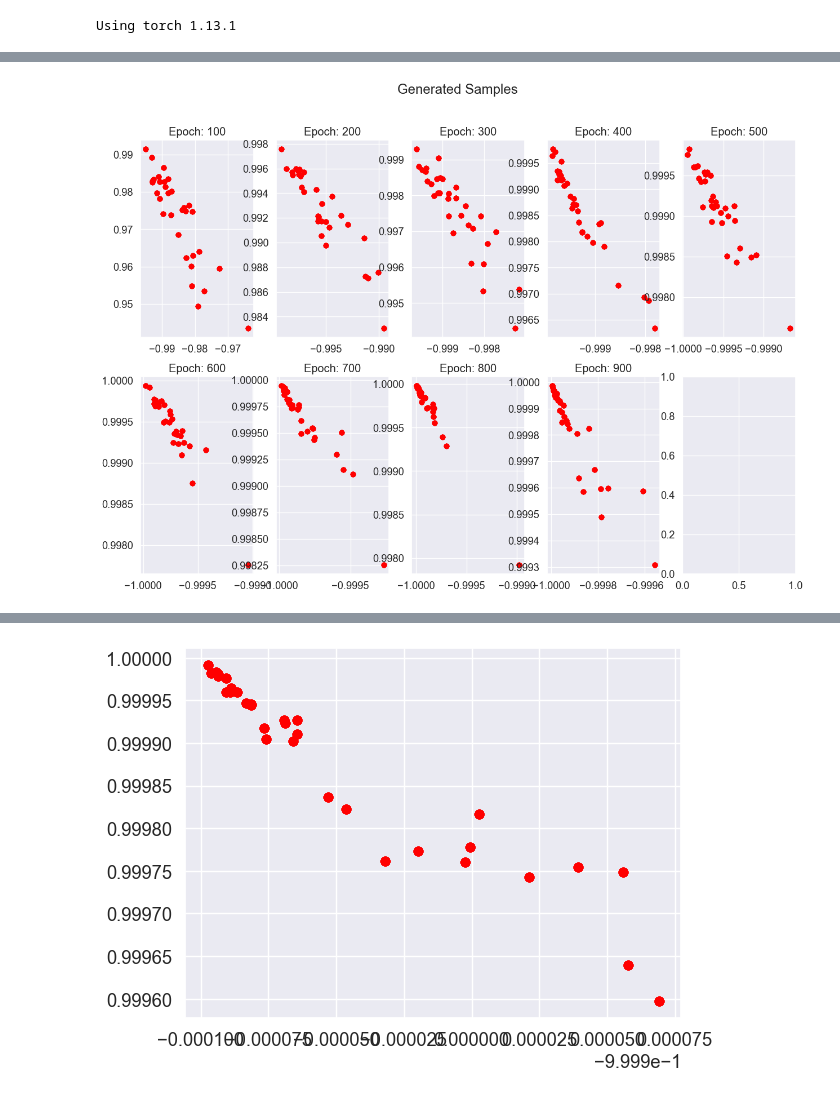
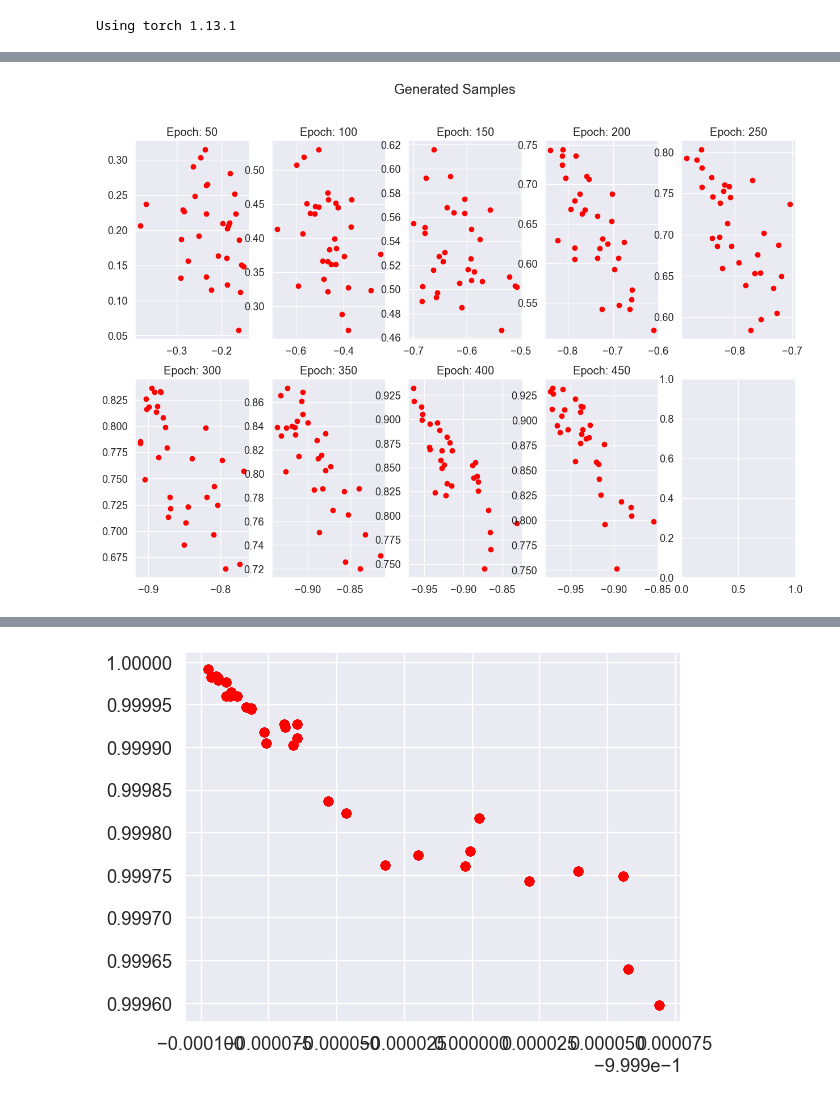
Before and after one commit to PritRaj1/IIB-Project-LatentEBM-Variance-Study, a Jupyter notebook: Notebooks/VanillaLatentEBM MkII.ipynb, the cells around one changed output, grey strips where cells are left out. Saved outputs shown, nothing was run; the diff lists cells and outputs as text; code cells hidden in the pictures.

```diff
--- a/Notebooks/VanillaLatentEBM MkII.ipynb
+++ b/Notebooks/VanillaLatentEBM MkII.ipynb
@@ -33,7 +33,7 @@ from GPUtil import showUtilization as gpu_usage
 # %% [output]
 Using torch 1.13.1
 # %%
-class Sampler():
+class LangevinSampler():
     def __init__(self, p0_sigma, num_z_samples, batch_size, prior_sample_steps, prior_step_size, prior_sigma, posterior_sample_steps, posterior_step_size, posterior_sigma, device):
 
         # Initialize the sampler with the given parameters
@@ -66,10 +66,10 @@ class Sampler():
             grad_f = torch.autograd.grad(f.sum(), z)[0]
 
             # Compute the gradient of the log of the prior distribution
-            grad_log_f = - 0.5 * self.e_step**2 * (grad_f + 1.0 / (self.e_sigma) * z.data)
+            grad_log_f = -0.5 * self.e_step*self.e_step * (grad_f + z / ((self.e_sigma*self.e_sigma)))
 
             # Langevin update
-            z.data = z.data + grad_log_f + self.e_step * torch.randn_like(z)
+            z = z + grad_log_f + self.e_step * torch.randn_like(z)
 
         # Compute the norm of the gradient of the energy function
         f_grad_norm = grad_f.view(self.batch_size, -1).norm(dim=1).mean()
@@ -86,7 +86,7 @@ class Sampler():
 
             # Compute the gradient of the log of the likelihood function
             x_pred = GENmodel(z)
-            log_g = 1.0 / (2.0 * self.g_sigma**2) * torch.mean((x_pred - x) ** 2)
+            log_g = 1.0 / (2.0 * self.g_sigma*self.g_sigma) * torch.mean((x_pred - x) ** 2)/(self.g_sigma*self.g_sigma)
             grad_g = torch.autograd.grad(log_g, z)[0]
 
             # Compute the gradient of the energy function
@@ -94,10 +94,10 @@ class Sampler():
             grad_f = torch.autograd.grad(f.sum(), z)[0]
 
             # Compute the gradient of the log of the posterior distribution
-            grad_log_likelihood = - 0.5 * self.g_step**2 * (grad_g + grad_f + 1.0 / (self.e_sigma**2) * z.data)
+            grad_log_likelihood = -0.5 * self.g_step*self.g_step * (grad_g + grad_f + z / (self.e_sigma*self.e_sigma))
 
             # Langevin update
-            z.data = z.data + grad_log_likelihood + self.g_step * torch.randn_like(z)
+            z = z + grad_log_likelihood + self.g_step * torch.randn_like(z)
 
             # Compute the norm of the gradients of the likelihood and energy functions
             g_grad_norm = grad_g.view(self.batch_size, -1).norm(dim=1).mean()
@@ -138,23 +138,25 @@ class topdownGenerator(nn.Module):
         return self.layers(z)
 # %%
 def EBM_loss(z_prior, z_posterior, EBMmodel):
-            en_neg = torch.mean(EBMmodel(z_prior.detach()), dim=0)
-            en_pos = torch.mean(EBMmodel(z_posterior.detach()), dim=0)
+    en_pos = torch.mean(EBMmodel(z_posterior.detach()), dim=0)
+    en_neg = torch.mean(EBMmodel(z_prior.detach()), dim=0)
 
-            return (en_neg - en_pos).mean()
+    return (en_pos - en_neg).mean()
 
 lossE = EBM_loss
 lossG = nn.MSELoss(reduction='mean')
 # %%
+device = "cuda" if torch.cuda.is_available() else "cpu"
+
 # Hyperparameters
-NUM_EPOCHS = 1000
+NUM_EPOCHS = 500#6000
 BATCH_SIZE = 32
 DATA_SAMPLES = 5000
 
-Z_SAMPLES = 150
+Z_SAMPLES = 100
 
-E_LR = 0.00002
-G_LR = 0.0001
+E_LR = 0.000002
+G_LR = 0.00001
 
 E_STEP = 0.4
 G_STEP = 0.1
@@ -164,19 +166,9 @@ G_SAMPLE_STEPS = 25
 
 p0_SIGMA = 1
 EXP_PRIOR_SIGMA = 1
-GENERATOR_SIGMA = 0.3
+GENERATOR_SIGMA = 1
 
-device = "cuda" if torch.cuda.is_available() else "cpu"
-
-# Load the moons dataset
-X, _ = make_blobs(n_samples=DATA_SAMPLES, n_features=2, random_state=42)
-X = torch.tensor(X).float().to(device)
-loader = DataLoader(X, batch_size=BATCH_SIZE, shuffle=True)
-
-# Create the model and optimizer
-EBMmodel = priorEBM(Z_SAMPLES, Z_SAMPLES).to(device)
-GENmodel= topdownGenerator(Z_SAMPLES, X.shape[1]).to(device)
-Sampler = Sampler(
+Sampler = LangevinSampler(
     p0_sigma=p0_SIGMA,
     num_z_samples=Z_SAMPLES,
     batch_size=BATCH_SIZE,
@@ -188,6 +180,15 @@ Sampler = Sampler(
     posterior_sigma=GENERATOR_SIGMA,
     device=device
 )
+
+# Load the moons dataset
+X, _ = make_blobs(n_samples=DATA_SAMPLES, n_features=2, random_state=42)
+X = torch.tensor(X).float().to(device)
+loader = DataLoader(X, batch_size=BATCH_SIZE, shuffle=True)
+
+# Create the model and optimizer
+EBMmodel = priorEBM(Z_SAMPLES, Z_SAMPLES).to(device)
+GENmodel= topdownGenerator(Z_SAMPLES, X.shape[1]).to(device)
 
 EBMoptimiser = torch.optim.Adam(EBMmodel.parameters(), lr=E_LR)
 GENoptimiser = torch.optim.Adam(GENmodel.parameters(), lr=G_LR)
@@ -217,23 +218,27 @@ with torch.profiler.profile(
         for batch_idx, x in enumerate(loader):
             batch_size = x.shape[0]
 
-            # 1a. Sample from latent prior
-            z0_noise = Sampler.sample_p0() # p0(z)
+            # 1a. Sample from latent prior p0(z)
+            z0_EBM = Sampler.sample_p0()
+            z0_GEN = Sampler.sample_p0()
 
-            # 1b. Expontentially tilt z, sample from posterior
-            z_prior, grad_norm = Sampler.sample_exp_prior(z0_noise, EBMmodel) # p(z|M)
-            z_posterior, g_grad_norm, e_grad_norm = Sampler.sample_posterior(z_prior, x, GENmodel, EBMmodel) # p(z|x, M)
+            zK_EBM, grad_norm = Sampler.sample_exp_prior(z0_EBM, EBMmodel) # p(z|M)
+            zK_GEN, g_grad_norm, e_grad_norm = Sampler.sample_posterior(z0_GEN, x, GENmodel, EBMmodel) # p(z|x, M)
+
+            # # 1b. Expontentially tilt z, sample from posterior
+            # z_prior, grad_norm = Sampler.sample_exp_prior(z0_noise, EBMmodel) # p(z|M)
+            # z_posterior, g_grad_norm, e_grad_norm = Sampler.sample_posterior(z_prior, x, GENmodel, EBMmodel) # p(z|x, M)
 
             # 2. Train generator
             GENoptimiser.zero_grad()
-            x_pred = GENmodel(z_posterior)
+            x_pred = GENmodel(zK_GEN.detach()) + GENERATOR_SIGMA * torch.randn_like(x)
             loss_gen = lossG(x_pred, x)
             loss_gen.backward()
             GENoptimiser.step()
 
             # 3. Train EBM
             EBMoptimiser.zero_grad()
-            loss_ebm = lossE(z_prior, z_posterior, EBMmodel)
+            loss_ebm = lossE(zK_EBM, zK_GEN, EBMmodel)
             loss_ebm.backward()
             EBMoptimiser.step()
 
@@ -248,20 +253,16 @@ with torch.profiler.profile(
         if (epoch % sample_every == 0 or epoch == NUM_EPOCHS) and (epoch > 0):
 
             # Need gradients for langevin sampling
-            z0_noise = Sampler.sample_p0() # p0(z)
-            z_prior, grad_norm = Sampler.sample_exp_prior(z0_noise, EBMmodel) # p(z|M)
-            z_posterior, g_grad_norm, e_grad_norm = Sampler.sample_posterior(z_prior, x, GENmodel, EBMmodel) # p(z|x, M)
+            z0_GEN = Sampler.sample_p0()
+            #zK_GEN, g_grad_norm, e_grad_norm = Sampler.sample_posterior(z0_GEN, x, GENmodel, EBMmodel) # p(z|x, M)
 
             # Plot a batch of generated samples
             with torch.no_grad():
-                samples = []
 
                 # Generate 5 samples for each z, i.e. generate 5x as many samples as there are z
-                for _ in range(5):
-                    x_pred = GENmodel(z_posterior)
-                    samples.extend(x_pred.detach().cpu())
 
-                samples = torch.stack(samples)
+                x_pred = GENmodel(zK_GEN) # Get batch of generated samples
+                samples = x_pred.detach().cpu() # Average the samples (Monte Carlo estimate)
 
                 plot_num = (epoch // sample_every) - 1
                 row = plot_num // num_cols
@@ -286 +286 @@ STAGE:2023-11-10 16:43:03 367376:367376 output_json.cpp:417] Completed Stage: Po
-[figure, old version]
+[figure, new version]
```
Also changed, not shown: parts of 6 cells of this notebook, 3 other files.
